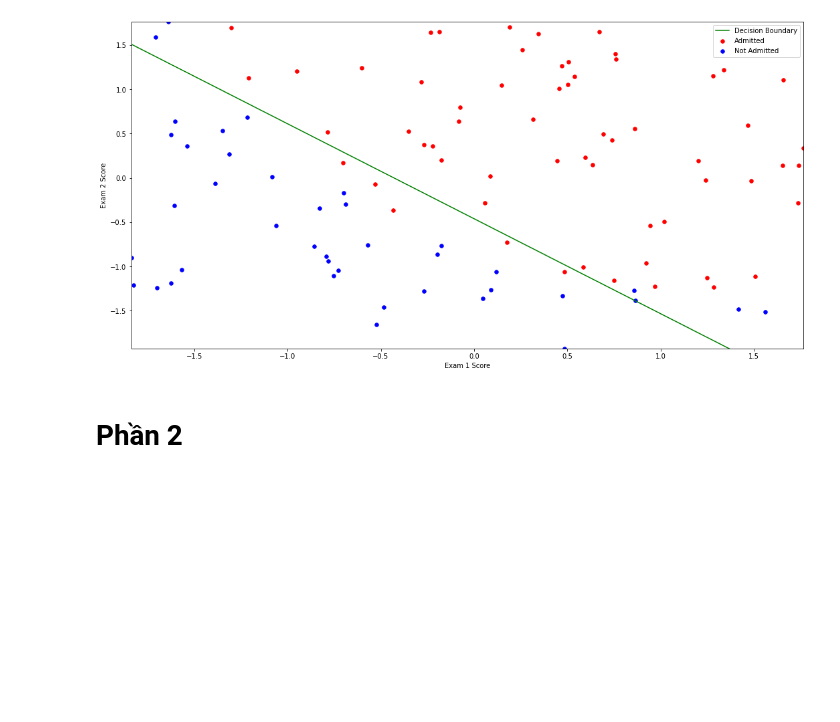
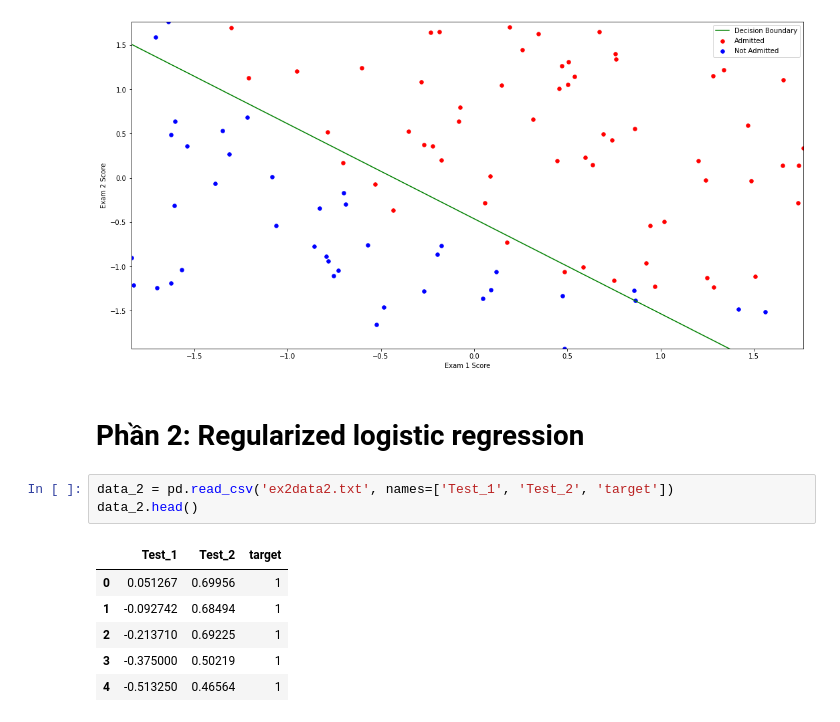
Before and after one commit to tdbui1209/machine_learning_andrew_ng, a Jupyter notebook: python/ex2/logistic_regression.ipynb, the cells around one changed output. Cells and saved outputs as stored; diff of their text form; blank space fills up the shorter version.

Commit message:
update part 2 regularized

```diff
--- a/python/ex2/logistic_regression.ipynb
+++ b/python/ex2/logistic_regression.ipynb
@@ -119,4 +119,14 @@ plt.show()
 # %% [output]
 [figure]
 # %% [markdown]
-# Phần 2
+# Phần 2: Regularized logistic regression
+# %%
+data_2 = pd.read_csv('ex2data2.txt', names=['Test_1', 'Test_2', 'target'])
+data_2.head()
+# %% [output]
+|  | Test_1 | Test_2 | target |
+| 0 | 0.051267 | 0.69956 | 1 |
+| 1 | -0.092742 | 0.68494 | 1 |
+| 2 | -0.213710 | 0.69225 | 1 |
+| 3 | -0.375000 | 0.50219 | 1 |
+| 4 | -0.513250 | 0.46564 | 1 |
```
Also changed, not shown: parts of 11 cells of this notebook.
